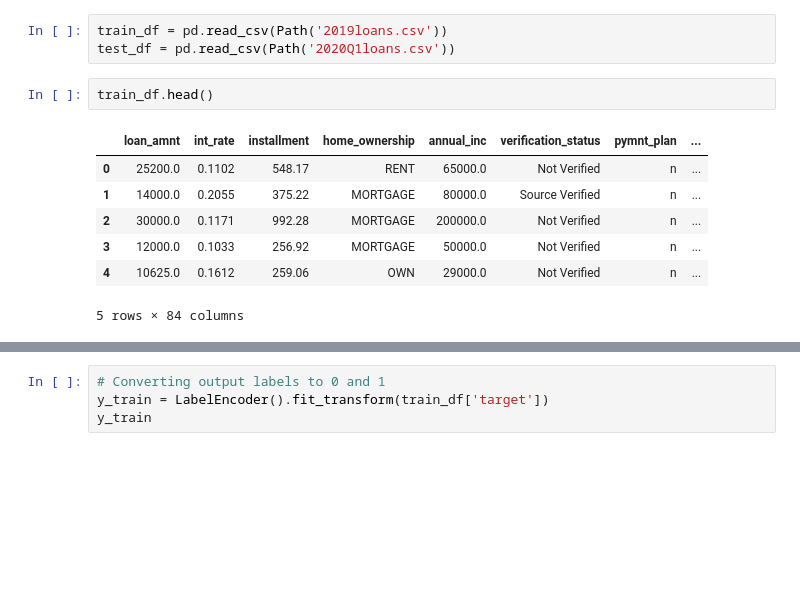
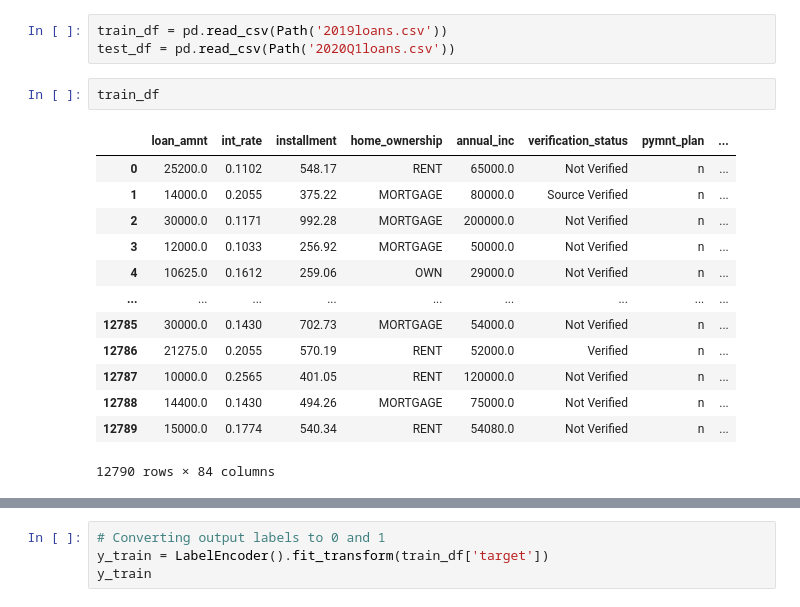
Before and after one commit to tsubedy/Supervised_challenge, a Jupyter notebook: Credit Risk Evaluator.ipynb, the cells around one changed output, grey strips where cells are left out. Cells and saved outputs as stored; diff of their text form; blank space fills up the shorter version.

```diff
--- a/Credit Risk Evaluator.ipynb
+++ b/Credit Risk Evaluator.ipynb
@@ -11,15 +11,21 @@ from sklearn.ensemble import RandomForestClassifier
 train_df = pd.read_csv(Path('2019loans.csv'))
 test_df = pd.read_csv(Path('2020Q1loans.csv'))
 # %%
-train_df.head()
+train_df
 # %% [output]
 |  | loan_amnt | int_rate | installment | home_ownership | annual_inc | verification_status | pymnt_plan | ... |
 | 0 | 25200.0 | 0.1102 | 548.17 | RENT | 65000.0 | Not Verified | n | ... |
 | 1 | 14000.0 | 0.2055 | 375.22 | MORTGAGE | 80000.0 | Source Verified | n | ... |
 | 2 | 30000.0 | 0.1171 | 992.28 | MORTGAGE | 200000.0 | Not Verified | n | ... |
 | 3 | 12000.0 | 0.1033 | 256.92 | MORTGAGE | 50000.0 | Not Verified | n | ... |
 | 4 | 10625.0 | 0.1612 | 259.06 | OWN | 29000.0 | Not Verified | n | ... |
+| ... | ... | ... | ... | ... | ... | ... | ... | ... |
+| 12785 | 30000.0 | 0.1430 | 702.73 | MORTGAGE | 54000.0 | Not Verified | n | ... |
+| 12786 | 21275.0 | 0.2055 | 570.19 | RENT | 52000.0 | Verified | n | ... |
+| 12787 | 10000.0 | 0.2565 | 401.05 | RENT | 120000.0 | Not Verified | n | ... |
+| 12788 | 14400.0 | 0.1430 | 494.26 | MORTGAGE | 75000.0 | Not Verified | n | ... |
+| 12789 | 15000.0 | 0.1774 | 540.34 | RENT | 54080.0 | Not Verified | n | ... |
-5 rows × 84 columns
+12790 rows × 84 columns
 # %%
 # Convert categorical data to numeric and separate target feature for training data
 
```
Also changed, not shown: parts of 15 cells of this notebook, 2 other files.
